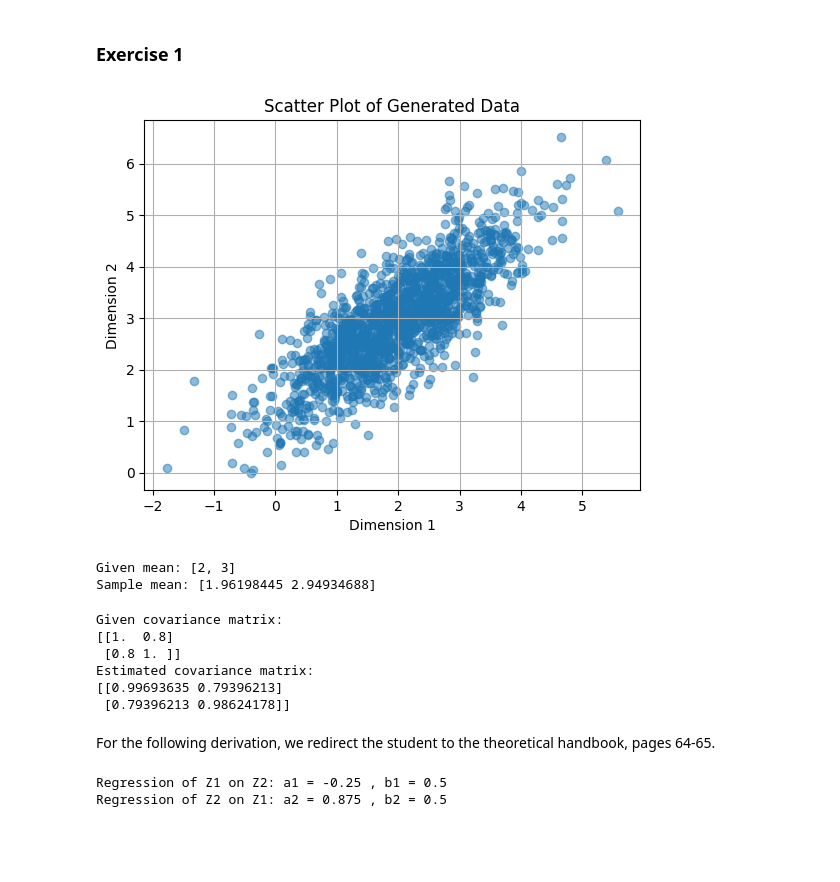
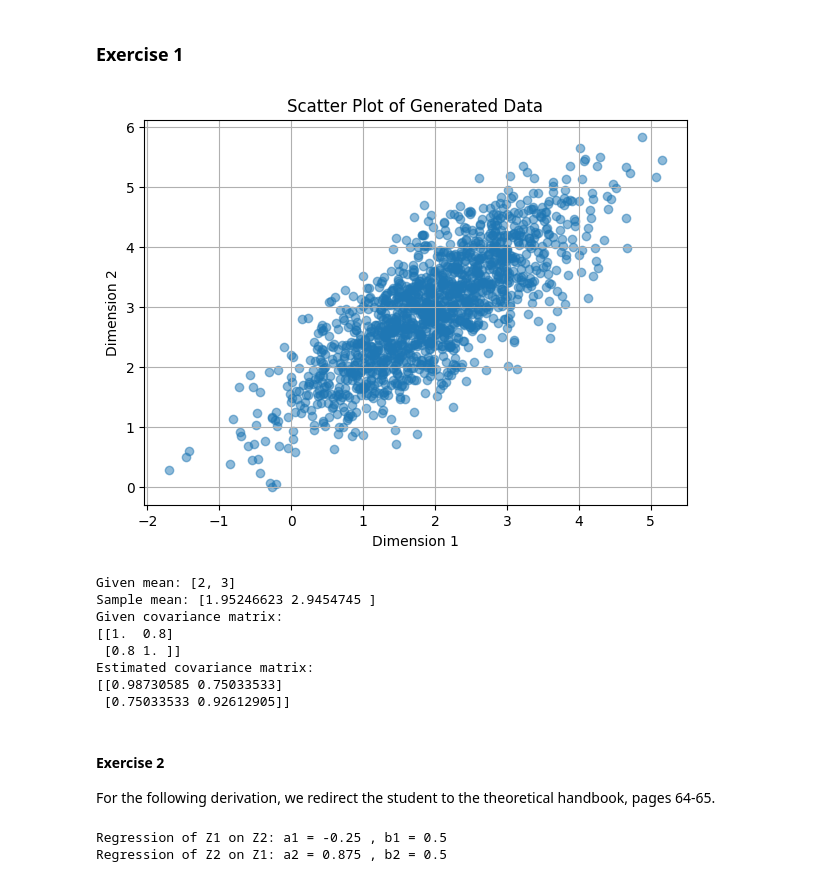
Before and after one commit to ULB-MachineLearningGroup/INFO-F422, a Jupyter notebook: Practicals/01.ipynb, the cells around one changed output. Cells and saved outputs as stored; diff of their text form; code cells hidden in the pictures; blank space fills up the shorter version.

```diff
--- a/Practicals/01.ipynb
+++ b/Practicals/01.ipynb
@@ -395,40 +388,41 @@ Given two normal $\mathcal{N}(0, 1)$ r.v. $Z_1, Z_2$ and a third r.v. $Y = Z_1 +
 # %%
 from scipy.stats import multivariate_normal as mvn
 
 mean = [2, 3]
 cov = [[1, 0.8], [0.8, 1]]
 n_samples = 1500
 
 data = mvn(mean=mean, cov=cov).rvs(size=n_samples)
 
 sample_mean = np.mean(data, axis=0)
-
+plt.figure(figsize=(7, 5))
 plt.scatter(data[:, 0], data[:, 1], alpha=0.5)
 plt.title("Scatter Plot of Generated Data")
 plt.xlabel("Dimension 1")
 plt.ylabel("Dimension 2")
 plt.grid()
+plt.savefig("bivariate_gaussian.jpg", dpi=300)
 plt.show()
 
 print(f"Given mean: {mean}")
 print(f"Sample mean: {sample_mean}")
+
+sample_cov = np.cov(data, rowvar=False)
+
+print(f"Given covariance matrix:\n{np.array(cov)}")
+print(f"Estimated covariance matrix:\n{sample_cov}")
 # %% [output]
-[figure, old version]
+[figure, new version]
 Given mean: [2, 3]
-Sample mean: [1.96198445 2.94934688]
+Sample mean: [1.95246623 2.9454745 ]
+Given covariance matrix:
+[[1.  0.8]
+ [0.8 1. ]]
+Estimated covariance matrix:
+[[0.98730585 0.75033533]
+ [0.75033533 0.92612905]]
-# %%
-sample_cov = np.cov(data, rowvar=False)
-
-print(f"Given covariance matrix:\n{np.array(cov)}")
-print(f"Estimated covariance matrix:\n{sample_cov}")
-# %% [output]
-Given covariance matrix:
-[[1.  0.8]
- [0.8 1. ]]
-Estimated covariance matrix:
-[[0.99693635 0.79396213]
- [0.79396213 0.98624178]]
 # %% [markdown]
+#### Exercise 2
 For the following derivation, we redirect the student to the theoretical handbook, pages 64-65.
 # %%
 mean = np.array([0.25, 1.])
```
Also changed, not shown: parts of 7 cells of this notebook, 2 other files.
